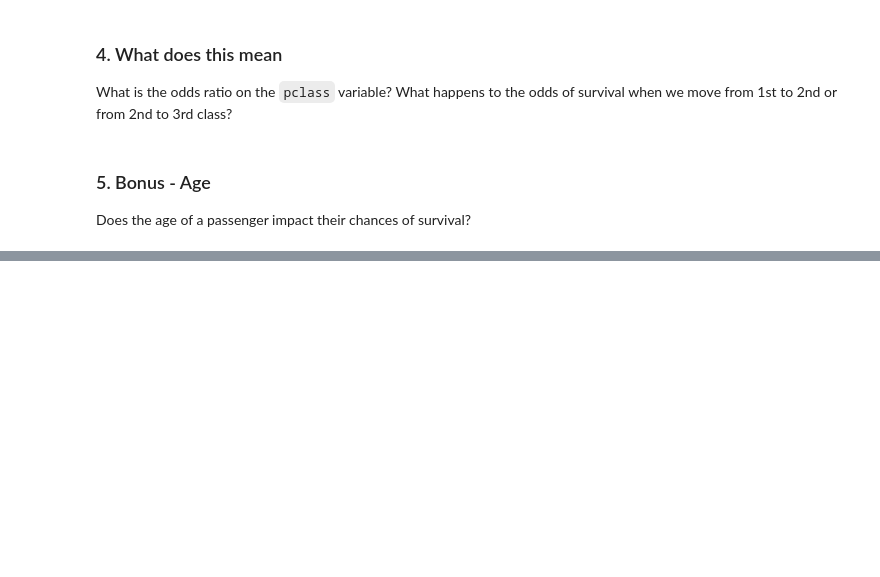
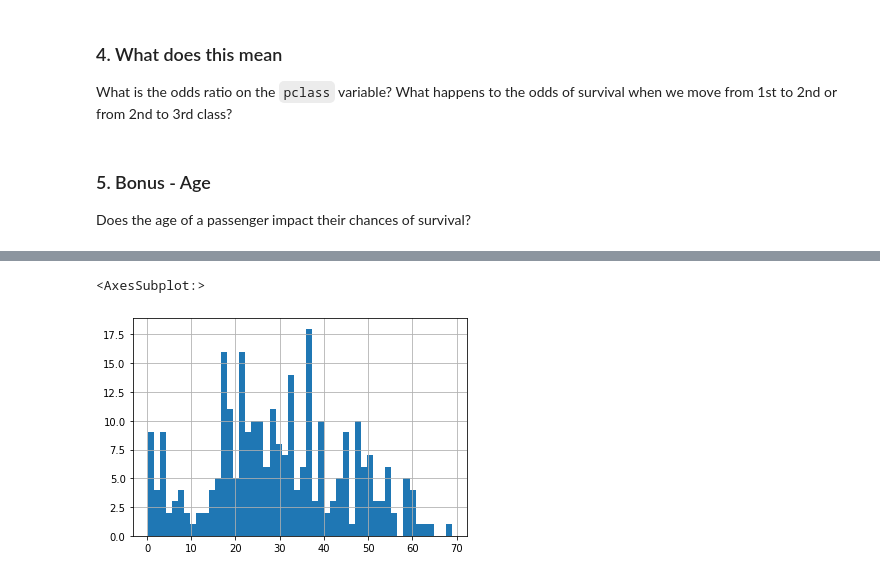
Before and after one commit to code4journalism/logistic-regression-titanic-and-coaches-chuqin-luiz-and-areena, a Jupyter notebook: logistic-regression-titanic.ipynb, the cells around one changed output, grey strips where cells are left out. Drawn from its saved outputs; the diff is of its cells as text; code cells hidden in the pictures; blank space fills up the shorter version.

```diff
--- a/logistic-regression-titanic.ipynb
+++ b/logistic-regression-titanic.ipynb
@@ -214,0 +322,6 @@ Does the age of a passenger impact their chances of survival?
+# %%
+survived = df[df.survived == 1]
+survived.age.hist(bins=50)
+# %% [output]
+<AxesSubplot:>
+[figure, added]
```
Also changed, not shown: parts of 21 cells of this notebook.
